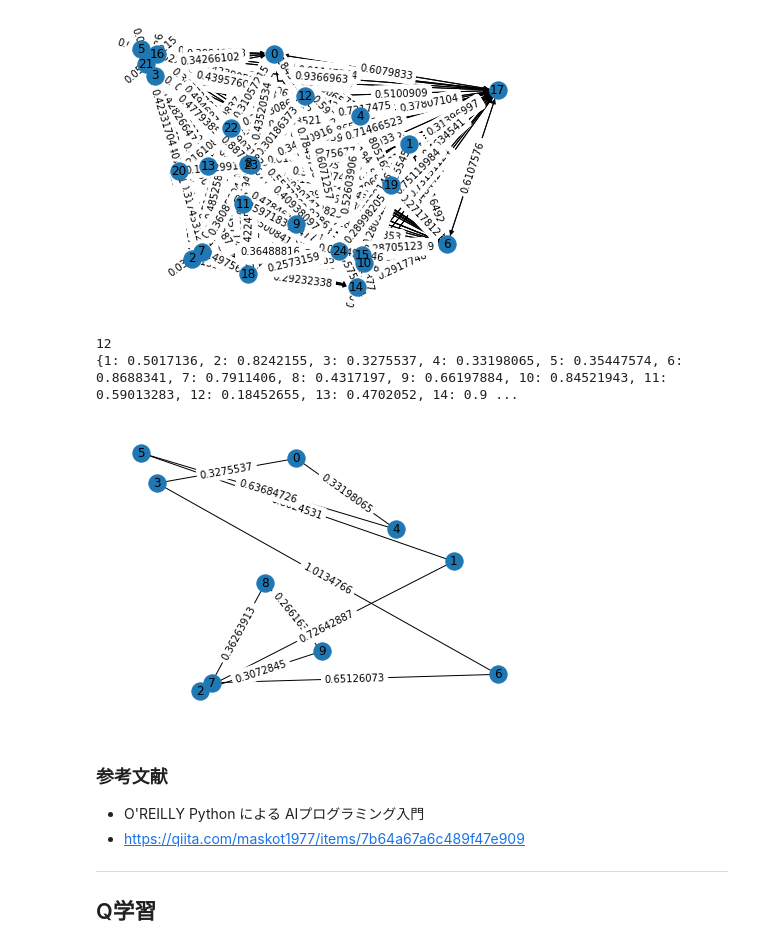
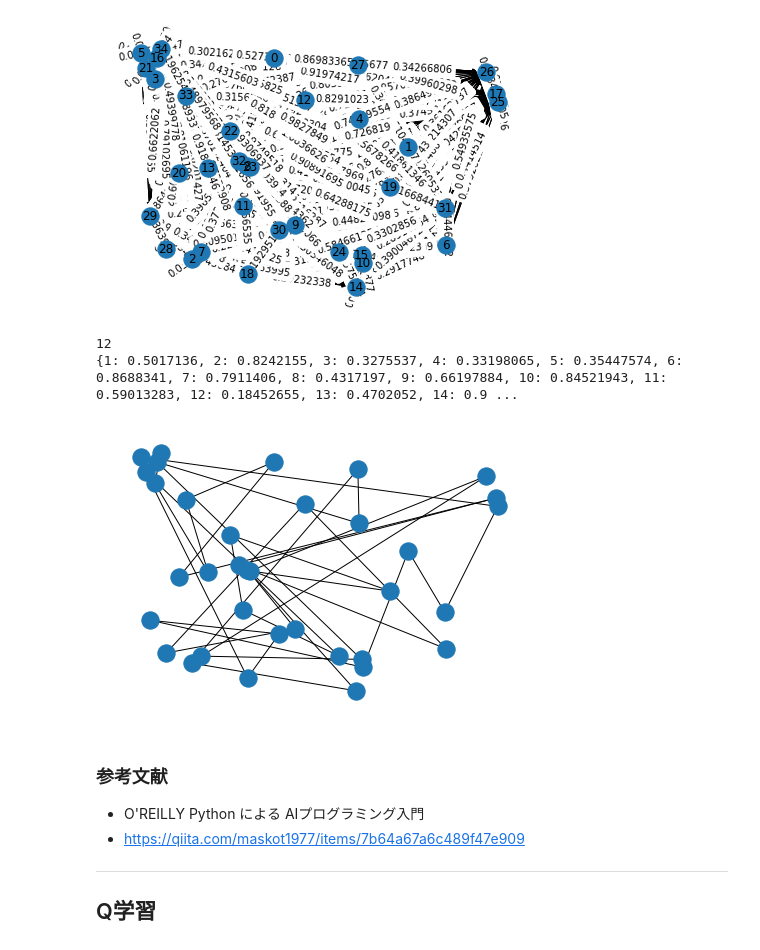
Before and after one commit to ishiyeahman/RL-test, a Jupyter notebook: RL_test.ipynb, the cells around one changed output. Saved outputs shown, nothing was run; the diff lists cells and outputs as text; code cells hidden in the pictures.

Commit message:
finished visualization

```diff
--- a/RL_test.ipynb
+++ b/RL_test.ipynb
@@ -40,7 +40,7 @@ import networkx as nx
 import numpy as np
 import matplotlib.pyplot as plt
 
-CITY_NUM = 25
+CITY_NUM = 35
 
 #generate edge
 p = 1
@@ -59,7 +59,7 @@ g = set_euclidean_distance(g, pos)
 draw_networkx_config(g, pos)
 plt.show()
 # %% [output]
-[figure, old version]
+[figure, new version]
 # %%
 nbs = [n for n in g.neighbors(0)]
 nbs_weight = {}
@@ -76,34 +76,35 @@ print(nbs_weight)
 # %%
 # random tsp
 import random
 
 node_list  = list(g.nodes)
 random_edge = []
 begin_node = random.randint(0, len(node_list)-1)
 
 first_node = begin_node
 node_list.pop(first_node)
 
 for i in range(len(node_list)):
     while True:
             index = random.randint(0, len(node_list)-1)
             if node_list[index] != first_node:
                 break
 
     second_node =  node_list.pop(index)
     random_edge += [(first_node, second_node)]
     first_node = second_node
 
 random_edge += [(begin_node, second_node)]
 
 
 
 new_g = set_tsp_graph(random_edge)
 new_g = set_euclidean_distance(new_g, pos)
-draw_networkx_config(new_g, pos)
+# draw_networkx_config(new_g, pos)
+nx.draw(new_g, pos)
 plt.show()
 # %% [output]
-[figure, old version]
+[figure, new version]
 # %% [markdown]
 ### 参考文献
 - O'REILLY Python による AIプログラミング入門
```
Also changed, not shown: parts of 9 cells of this notebook.
